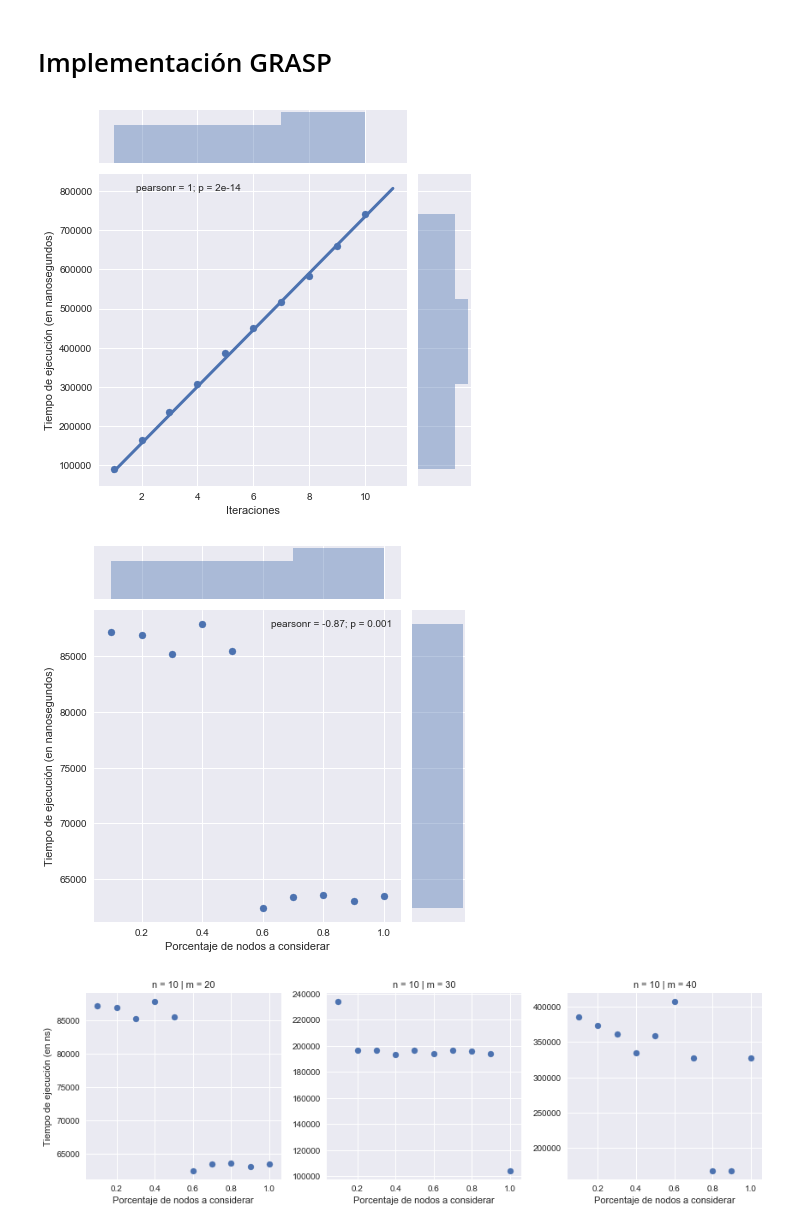
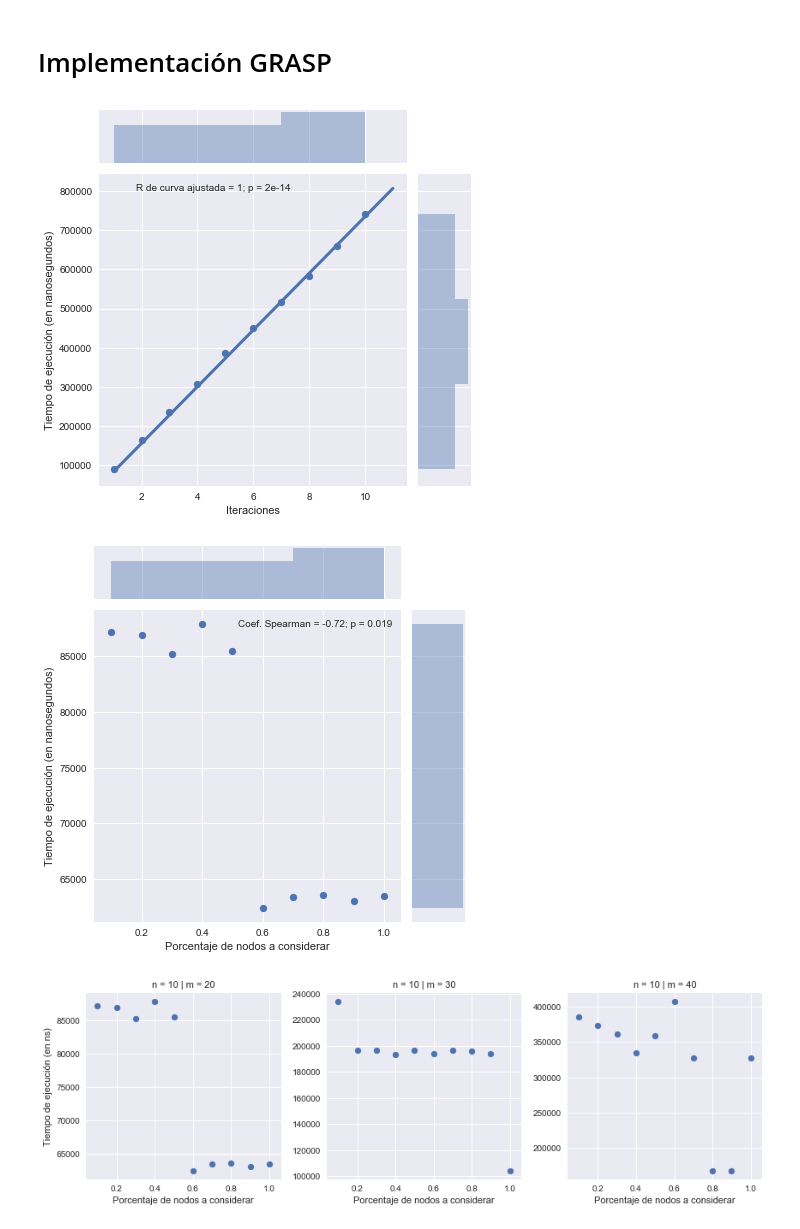
Before and after one commit to ZebaSz/algo3-tp3, a Jupyter notebook: informe/data/Algo3-TP3.ipynb, the cells around one changed output. Saved outputs shown, nothing was run; the diff lists cells and outputs as text; code cells hidden in the pictures.

```diff
--- a/informe/data/Algo3-TP3.ipynb
+++ b/informe/data/Algo3-TP3.ipynb
@@ -11,6 +11,9 @@ tiempo = 'Tiempo de ejecución (en nanosegundos)'
 n = 'n'
 m = 'm'
 ns = 'ns'
+est = 'estimador'
+rlabel = 'R de curva ajustada'
+rho = 'Coef. Spearman'
 
 blue='#4C72B0'
 green='#55A868'
@@ -182,29 +215,38 @@ perc = "Porcentaje de nodos a considerar"
 # %%
 dfGraspA = dfGraspIt[(dfGraspIt.n == 10) & (dfGraspIt.m == 20)
                      & (dfGraspIt.p == 0.5) & (dfGraspIt.it > 0)]
 
+func_comp = lambda n : 72500 * n + 10000
+complejidad = [func_comp(n) for n in dfGraspA.it]
+dfGraspCopy = dfGraspA.copy()
+dfGraspCopy[est] = complejidad
+
+r_estim = stats.pearsonr(dfGraspCopy[ns], dfGraspCopy[est])
+
 g = sns.jointplot(
-    x=it, y=ns, data=dfGraspA
+    x=it, y=ns, data=dfGraspA,
+    stat_func= (lambda x, y : r_estim), annot_kws=dict(stat=rlabel)
 )
 g.set_axis_labels(xlabel=iters, ylabel=tiempo)
 nodos = range(1,12)
-complejidad = [(72500 * n + 10000) for n in nodos]
+complejidad = [func_comp(n) for n in nodos]
 g.ax_joint.plot(nodos, complejidad, linewidth=3, color=blue, zorder=3)
 
 plt.show()
 # %% [output]
-[figure, old version]
+[figure, new version]
 # %%
 dfGraspB = dfGraspP[(dfGraspP.n == 10) & (dfGraspP.m == 20) & (dfGraspP.p > 0)]
 
 g = sns.jointplot(
-    x=p, y=ns, data=dfGraspB
+    x=p, y=ns, data=dfGraspB,
+    stat_func= stats.spearmanr, annot_kws=dict(stat=rho)
 )
 g.set_axis_labels(xlabel=perc, ylabel=tiempo)
 
 plt.show()
 # %% [output]
-[figure, old version]
+[figure, new version]
 # %%
 dfGraspC = dfGraspP[((dfGraspP.n == 10))
                     & ((dfGraspP.m == 20) | (dfGraspP.m == 30) | (dfGraspP.m == 40))
```
Also changed, not shown: parts of 5 cells of this notebook.
